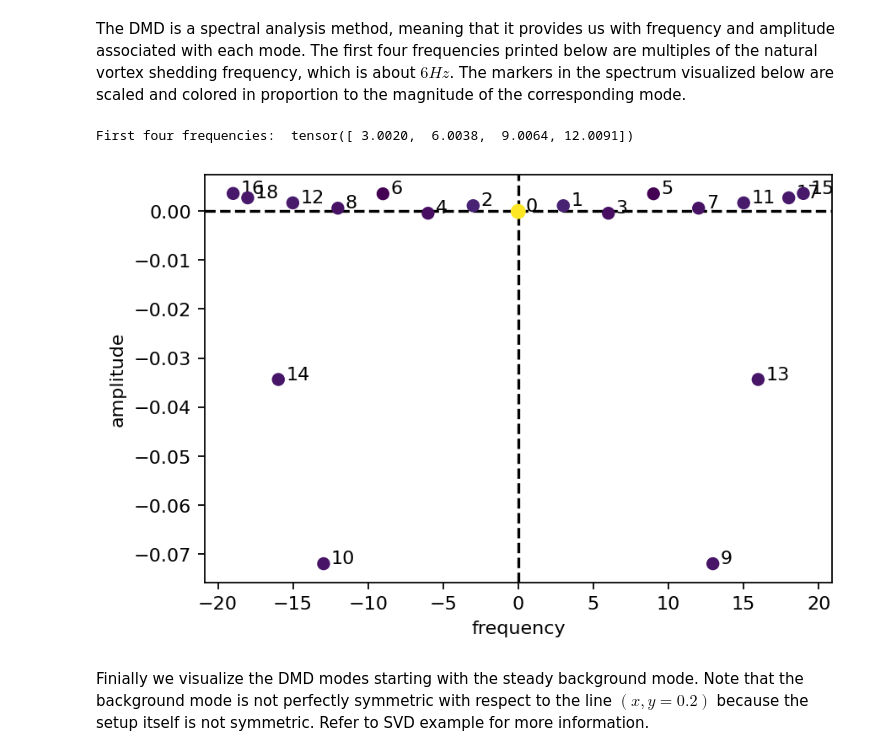
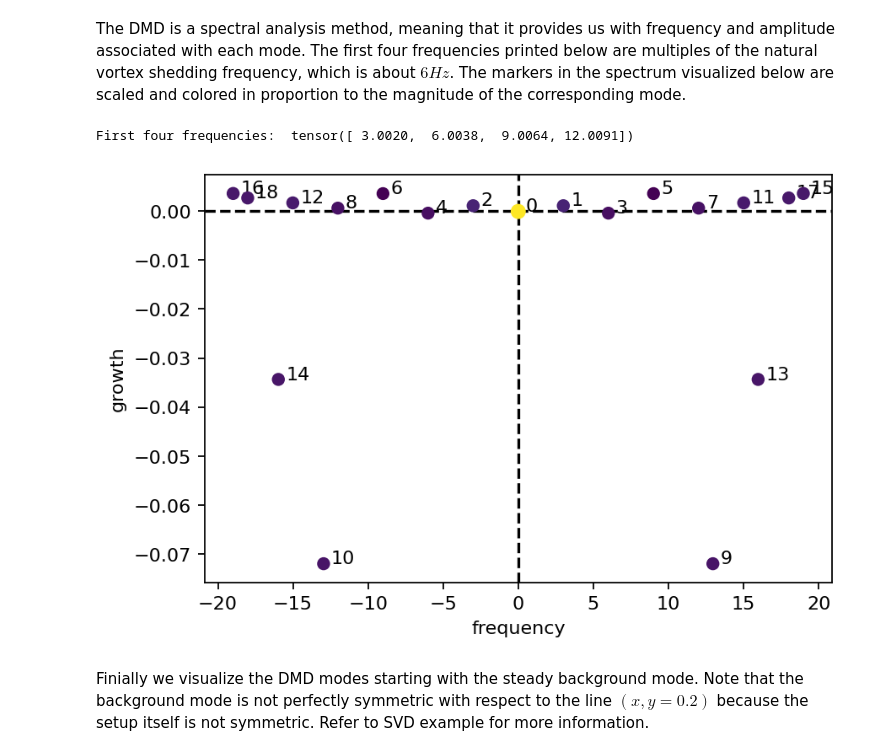
Before and after one commit to FlowModelingControl/flowtorch, a Jupyter notebook: docs/source/notebooks/dmd_cylinder.ipynb, the cells around one changed output. Saved outputs shown, nothing was run; the diff lists cells and outputs as text; code cells hidden in the pictures.

```diff
--- a/docs/source/notebooks/dmd_cylinder.ipynb
+++ b/docs/source/notebooks/dmd_cylinder.ipynb
@@ -21,13 +22,13 @@ mpl.rcParams['figure.dpi'] = 160
 
 First, we load all **vortictiy** snapshots with $t\ge 4s$ and assemble them to a data matrix. In contrast to the SVD, we do not subtract the mean in this tutorial. We could subtract a baseflow, e.g., the temporal mean, but the outcome would be qualitatively the same in this example. We also use the same mask as in the SVD-based tutorial.
 # %%
-path = "../../../test/test_data/run/of_cylinder2D_binary/"
+path = DATASETS["of_cylinder2D_binary"]
 loader = FOAMDataloader(path)
-times = loader.write_times()
+times = loader.write_times
 window_times = [time for time in times if float(time) >= 4.0]
 
 # load vertices, discard z-coordinate, and create a mask
-vertices = loader.get_vertices()[:, :2]
+vertices = loader.vertices[:, :2]
 mask = mask_box(vertices, lower=[0.1, -1], upper=[0.75, 1])
 
 # assemble data matrix
@@ -82,19 +83,19 @@ The DMD is a spectral analysis method, meaning that it provides us with frequenc
 # %%
 fig, ax = plt.subplots()
 amplitude, frequency = dmd.spectrum(dt = 0.025)
 mode_norm = pt.linalg.norm(dmd.modes.real, dim=0)
 print("First four frequencies: ", frequency[1:9:2])
 ax.scatter(frequency, amplitude, c=mode_norm, s=mode_norm*50, zorder=7)
 for i, (a, f) in enumerate(zip(amplitude, frequency)):
     ax.annotate(f"{i}", (f+0.5, a))
 ax.axhline(0.0, ls="--", c="k")
 ax.axvline(0.0, ls="--", c="k")
 ax.set_xlabel("frequency")
-ax.set_ylabel(r"amplitude")
+ax.set_ylabel(r"growth")
 plt.show()
 # %% [output]
 First four frequencies:  tensor([ 3.0020,  6.0038,  9.0064, 12.0091])
-[figure, old version]
+[figure, new version]
 # %% [markdown]
 Finially we visualize the DMD modes starting with the steady background mode. Note that the background mode is not perfectly symmetric with respect to the line $(x, y=0.2)$ because the setup itself is not symmetric. Refer to SVD example for more information.
 # %%
```
Also changed, not shown: parts of 2 cells of this notebook, 3 other files.
